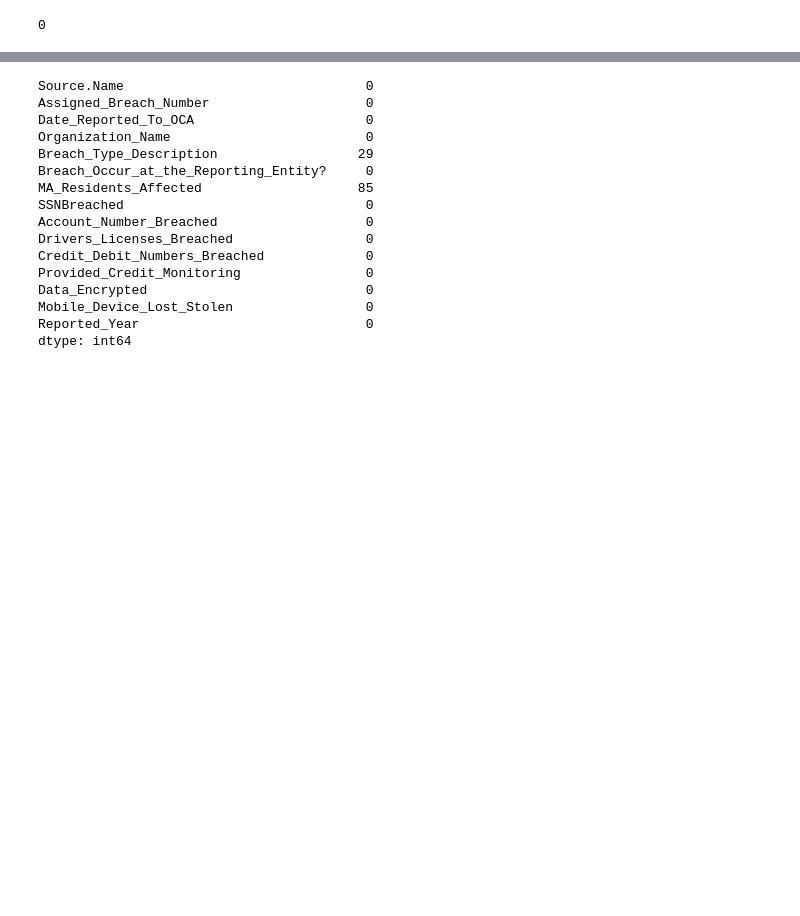
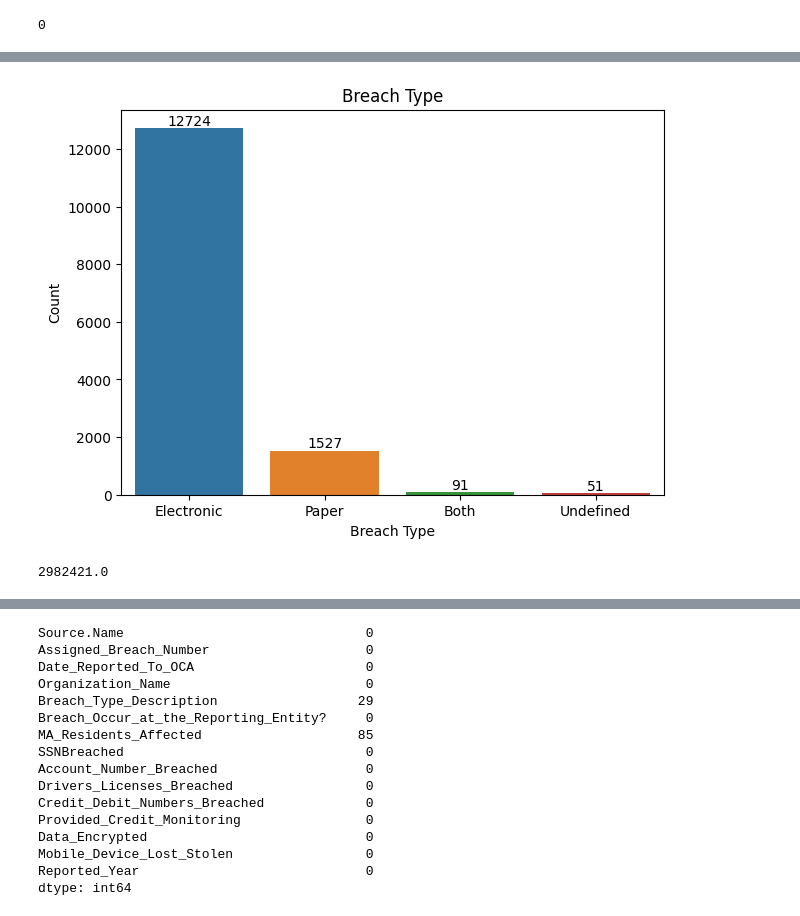
Before and after one commit to joncalle/AnalToolsDecMrk, a Jupyter notebook: DataBreach.ipynb, the cells around one changed output, grey strips where cells are left out. Drawn from its saved outputs; the diff is of its cells as text; code cells hidden in the pictures; blank space fills up the shorter version.

```diff
--- a/DataBreach.ipynb
+++ b/DataBreach.ipynb
@@ -188,0 +190,17 @@ Create a histogram showing the distribution of breach types
+# %%
+# Visualizing the breach types distribution
+plt.figure(figsize=(7,5))
+ax=sns.countplot(x=breach.Breach_Type_Description)
+for container in ax.containers:
+    ax.bar_label(container)
+plt.xlabel('Breach Type')
+plt.ylabel('Count')
+plt.title('Breach Type')
+plt.show()
+# %% [output]
+[figure, added]
+# %%
+# Checking the maximun value for MA_Residents_Affected so we can use to create ranges
+breach.MA_Residents_Affected.max()
+# %% [output]
+2982421.0
```
Also changed, not shown: parts of 24 cells of this notebook.
